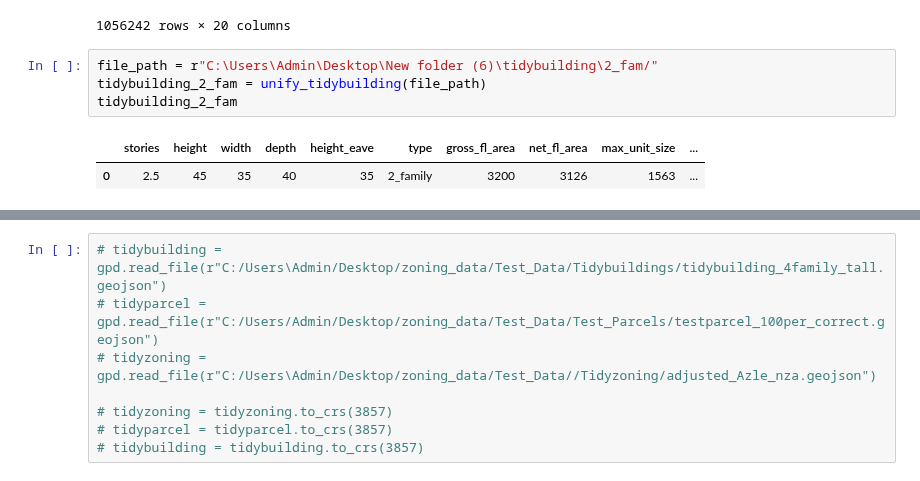
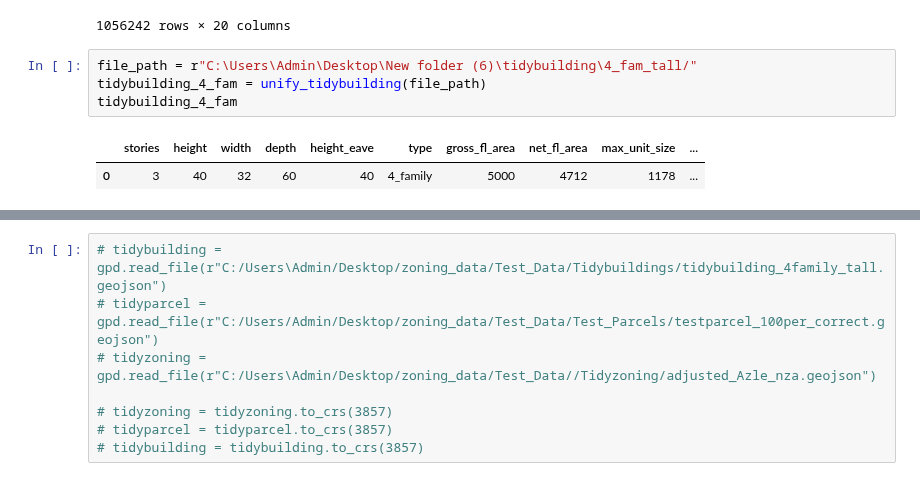
Before and after one commit to HOUPU1993/tidyzoning, a Jupyter notebook: test.ipynb, the cells around one changed output, grey strips where cells are left out. Cells and saved outputs as stored; diff of their text form.

```diff
--- a/test.ipynb
+++ b/test.ipynb
@@ -100,9 +100,9 @@ tidyparcel
 | 1056241 | 26520460010300000 | NaN | 9999 | 6018 SHATTUCK DR | R | A11 | regular inside parcel | True | ... |
 1056242 rows × 20 columns
 # %%
-file_path = r"C:\Users\Admin\Desktop\New folder (6)\tidybuilding\2_fam/"
-tidybuilding_2_fam = unify_tidybuilding(file_path)
-tidybuilding_2_fam
+file_path = r"C:\Users\Admin\Desktop\New folder (6)\tidybuilding\4_fam_tall/"
+tidybuilding_4_fam = unify_tidybuilding(file_path)
+tidybuilding_4_fam
 # %% [output]
 |  | stories | height | width | depth | height_eave | type | gross_fl_area | net_fl_area | max_unit_size | ... |
-| 0 | 2.5 | 45 | 35 | 40 | 35 | 2_family | 3200 | 3126 | 1563 | ... |
+| 0 | 3 | 40 | 32 | 60 | 40 | 4_family | 5000 | 4712 | 1178 | ... |
```
Also changed, not shown: parts of 8 cells of this notebook, 1 other file.
